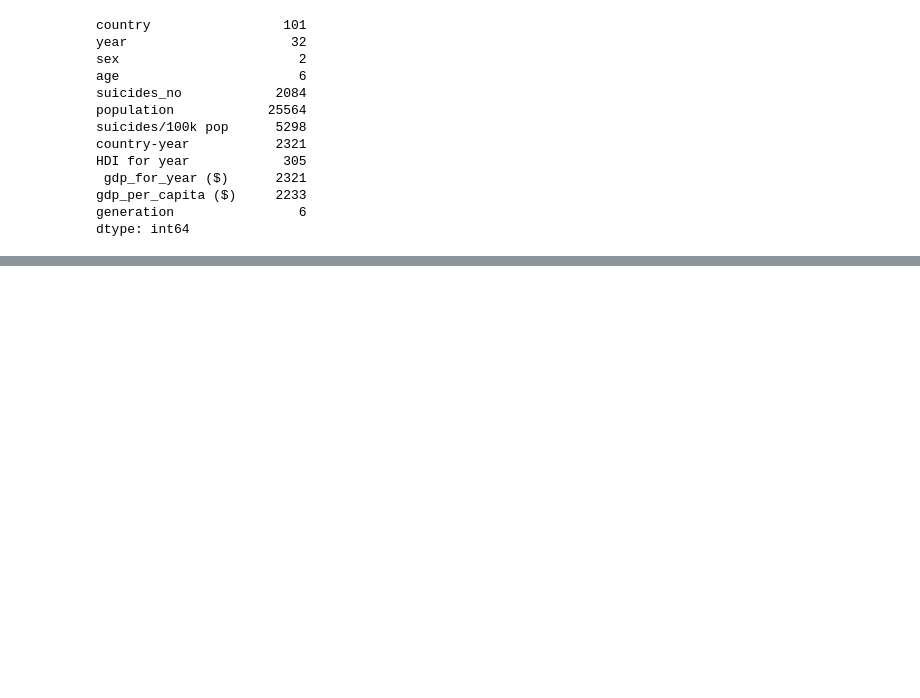
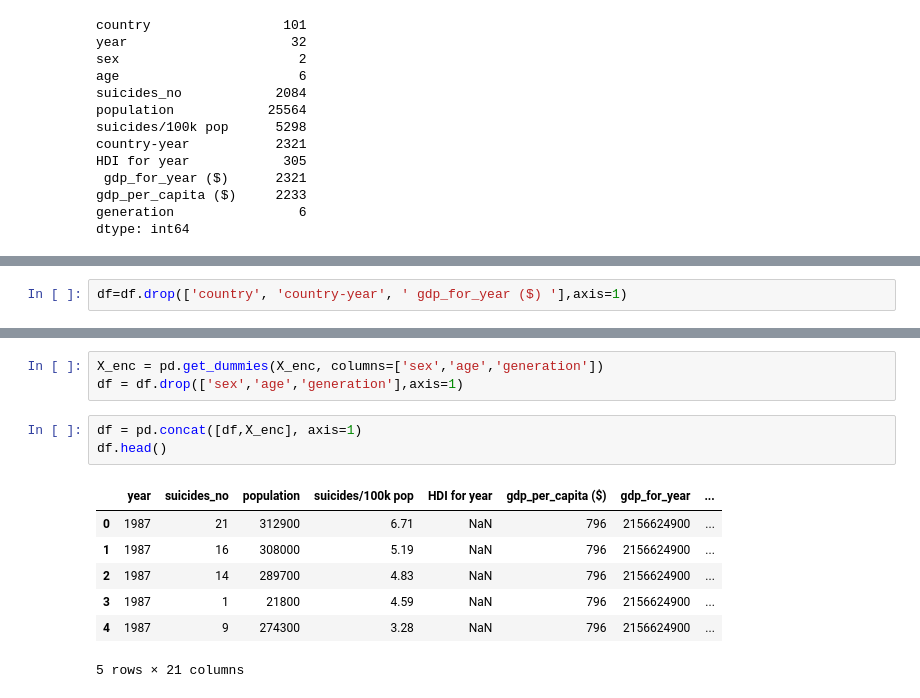
Before and after one commit to venusqiu/ALY6110-SuicideRatesAnalysis, a Jupyter notebook: ALY6110_SuicideRatesAnalysis.ipynb, the cells around one changed output, grey strips where cells are left out. Drawn from its saved outputs; the diff is of its cells as text; blank space fills up the shorter version.

```diff
--- a/ALY6110_SuicideRatesAnalysis.ipynb
+++ b/ALY6110_SuicideRatesAnalysis.ipynb
@@ -103,0 +130,2 @@ dtype: int64
+# %%
+df=df.drop(['country', 'country-year', ' gdp_for_year ($) '],axis=1)
@@ -103,0 +154,14 @@ dtype: int64
+# %%
+X_enc = pd.get_dummies(X_enc, columns=['sex','age','generation'])
+df = df.drop(['sex','age','generation'],axis=1)
+# %%
+df = pd.concat([df,X_enc], axis=1)
+df.head()
+# %% [output]
+|  | year | suicides_no | population | suicides/100k pop | HDI for year | gdp_per_capita ($) | gdp_for_year | ... |
+| 0 | 1987 | 21 | 312900 | 6.71 | NaN | 796 | 2156624900 | ... |
+| 1 | 1987 | 16 | 308000 | 5.19 | NaN | 796 | 2156624900 | ... |
+| 2 | 1987 | 14 | 289700 | 4.83 | NaN | 796 | 2156624900 | ... |
+| 3 | 1987 | 1 | 21800 | 4.59 | NaN | 796 | 2156624900 | ... |
+| 4 | 1987 | 9 | 274300 | 3.28 | NaN | 796 | 2156624900 | ... |
+5 rows × 21 columns
```
Also changed, not shown: parts of 22 cells of this notebook.
